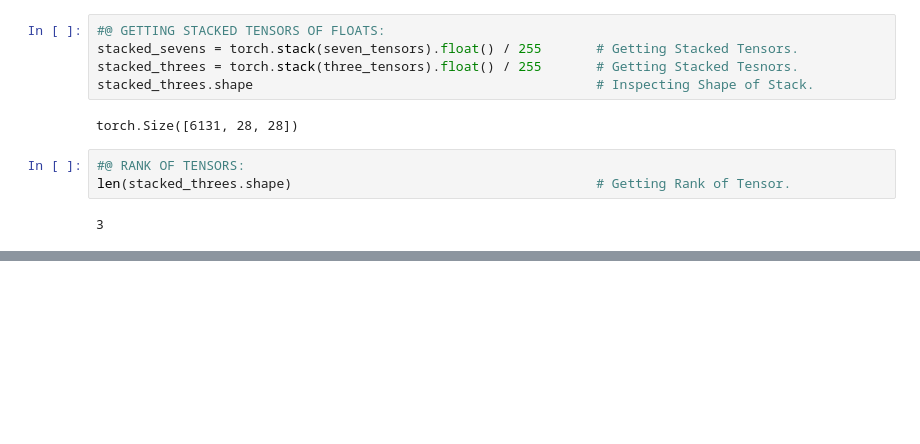
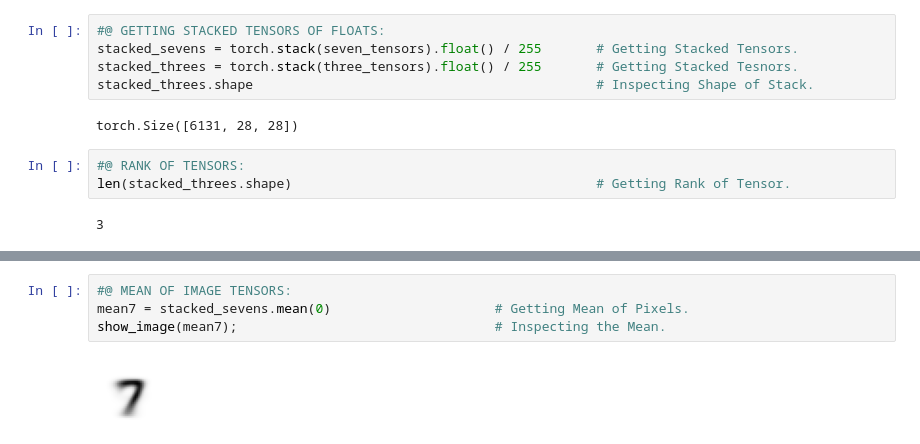
Before and after one commit to ThinamXx/Fastai, a Jupyter notebook: 3. Training a Classifier/DigitClassifier.ipynb, the cells around one changed output, grey strips where cells are left out. Drawn from its saved outputs; the diff is of its cells as text; blank space fills up the shorter version.

```diff
--- a/3. Training a Classifier/DigitClassifier.ipynb
+++ b/3. Training a Classifier/DigitClassifier.ipynb
@@ -118,0 +128,6 @@ len(stacked_threes.shape)                                       # Getting Rank o
+# %%
+#@ MEAN OF IMAGE TENSORS:
+mean7 = stacked_sevens.mean(0)                     # Getting Mean of Pixels.
+show_image(mean7);                                 # Inspecting the Mean.
+# %% [output]
+[figure, added]
```
Also changed, not shown: parts of 14 cells of this notebook.
